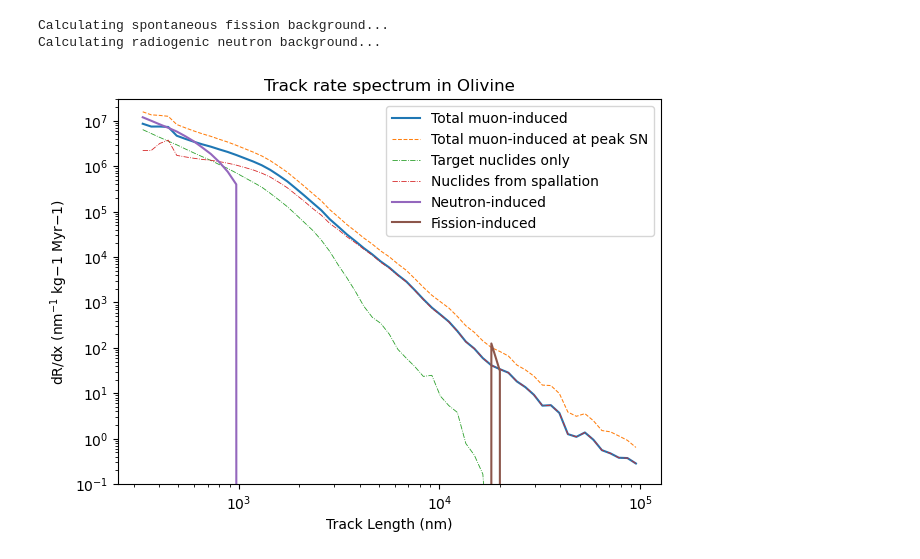
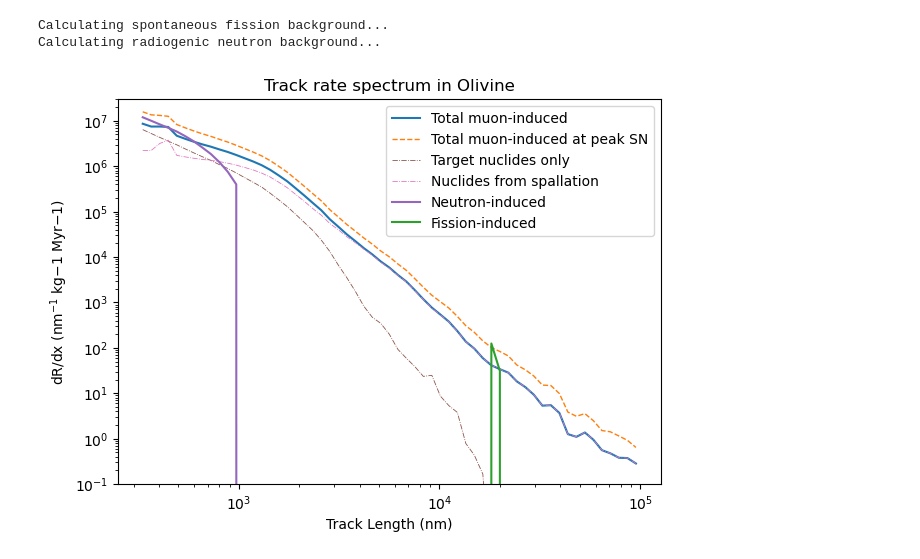
Before and after one commit to cgalelli/PrimusCode, a Jupyter notebook: Primus_analysis.ipynb, the cells around one changed output. Cells and saved outputs as stored; diff of their text form; code cells hidden in the pictures.

```diff
--- a/Primus_analysis.ipynb
+++ b/Primus_analysis.ipynb
@@ -550,21 +448,21 @@ for name in recoil_data_mod.files[1:]:
 # %%
 fig, ax = plt.subplots(figsize=[7, 5])
 
 ax.plot(x_mids2, drdx_muon['total'], label='Total muon-induced')
-ax.plot(x_mids2, drdx_muon_mod['total'], linestyle='--', linewidth=0.75, label='Total muon-induced at peak SN')
-ax.plot(x_mids2, drdx_org, linestyle='-.', linewidth=0.6, label='Target nuclides only')
-ax.plot(x_mids2, drdx_result, linestyle='-.', linewidth=0.6, label='Nuclides from spallation')
-ax.plot(x_mids2, drdx_neutron, linestyle='-', label='Neutron-induced')
-ax.plot(x_mids2, drdx_fission, linestyle='-', label='Fission-induced')
+ax.plot(x_mids2, drdx_muon_mod['total'], linestyle='--', linewidth=1., label='Total muon-induced at peak SN')
+ax.plot(x_mids2, drdx_org, linestyle='-.', linewidth=0.6, color='C5', label='Target nuclides only')
+ax.plot(x_mids2, drdx_result, linestyle='-.', linewidth=0.6, color='C6', label='Nuclides from spallation')
+ax.plot(x_mids2, drdx_neutron, linestyle='-', color = 'C4',label='Neutron-induced')
+ax.plot(x_mids2, drdx_fission, linestyle='-', color = 'C2',label='Fission-induced')
 
 ax.set_yscale("log")
 ax.set_xscale("log")
 ax.set_xlabel("Track Length (nm)")
 ax.set_ylabel(r"dR/dx (nm$^{-1}$ kg${-1}$ Myr${-1}$)")
 ax.set_title("Track rate spectrum in Olivine")
 ax.set_ylim(1e-1, 3e7)
 ax.legend()
 plt.savefig("Plots/drdx.png", dpi=500)
 plt.show()
 # %% [output]
-[figure, old version]
+[figure, new version]
```
Also changed, not shown: parts of 6 cells of this notebook.
